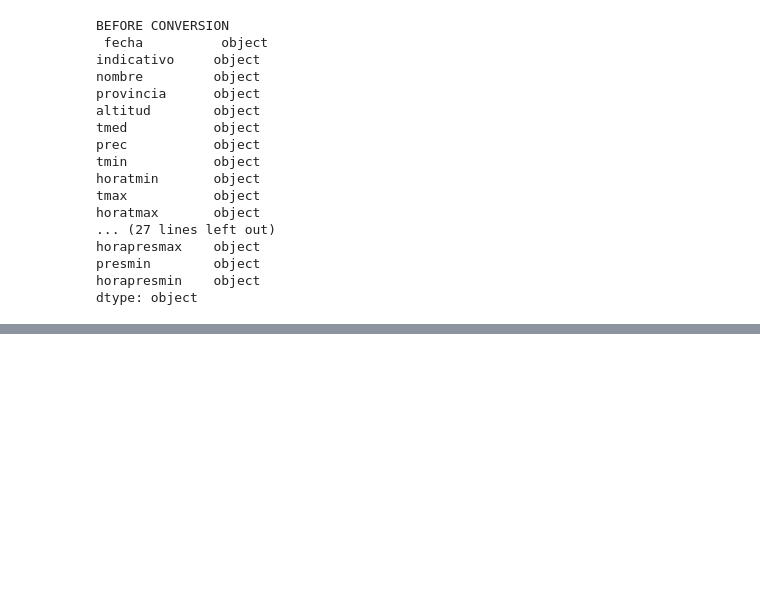
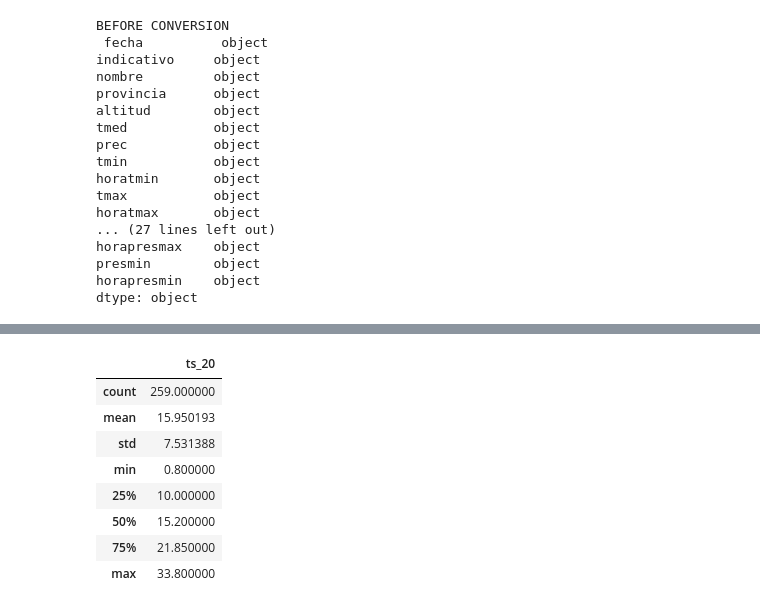
Before and after one commit to jrpecharroman/ProyectoBigData, a Jupyter notebook: AreaMeteo/ConsultasAemet.ipynb, the cells around one changed output, grey strips where cells are left out. Saved outputs shown, nothing was run; the diff lists cells and outputs as text; code cells hidden in the pictures; blank space fills up the shorter version.

```diff
--- a/AreaMeteo/ConsultasAemet.ipynb
+++ b/AreaMeteo/ConsultasAemet.ipynb
@@ -484,0 +554,12 @@ df_estacion_datos_diarios.describe()
+# %%
+df_estacion_datos_diarios.describe()
+# %% [output]
+|  | ts_20 |
+| count | 259.000000 |
+| mean | 15.950193 |
+| std | 7.531388 |
+| min | 0.800000 |
+| 25% | 10.000000 |
+| 50% | 15.200000 |
+| 75% | 21.850000 |
+| max | 33.800000 |
```
Also changed, not shown: parts of 10 cells of this notebook.
